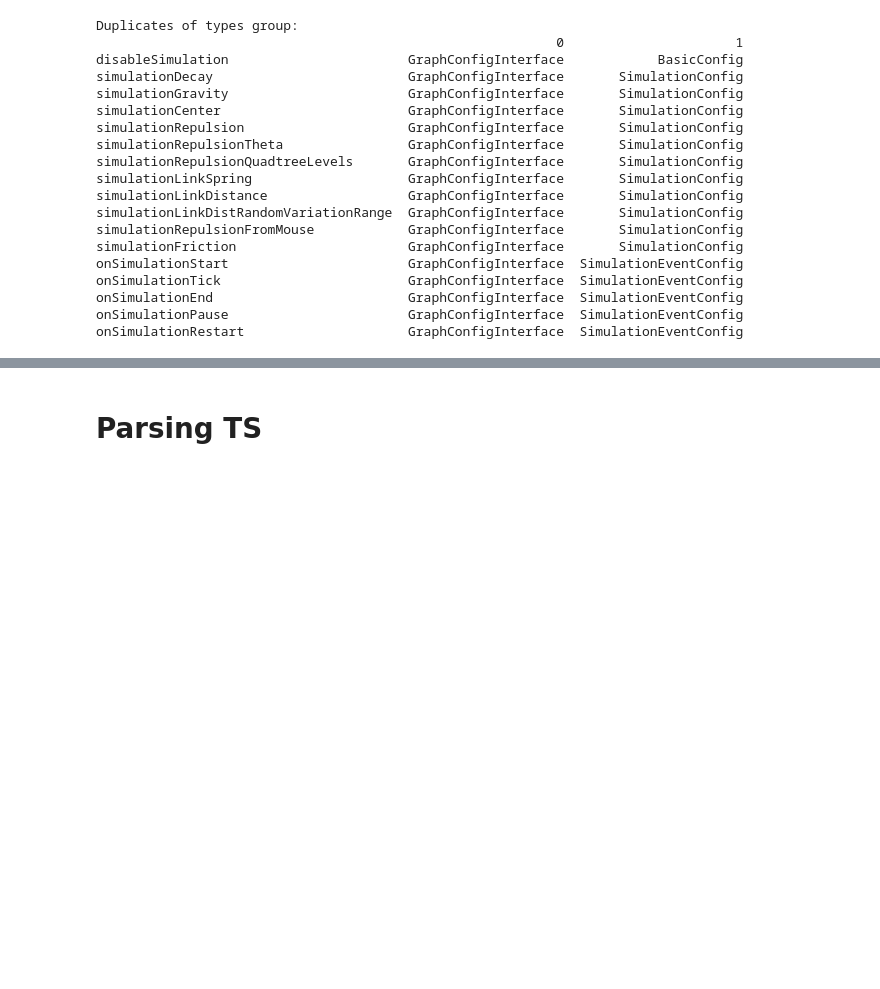
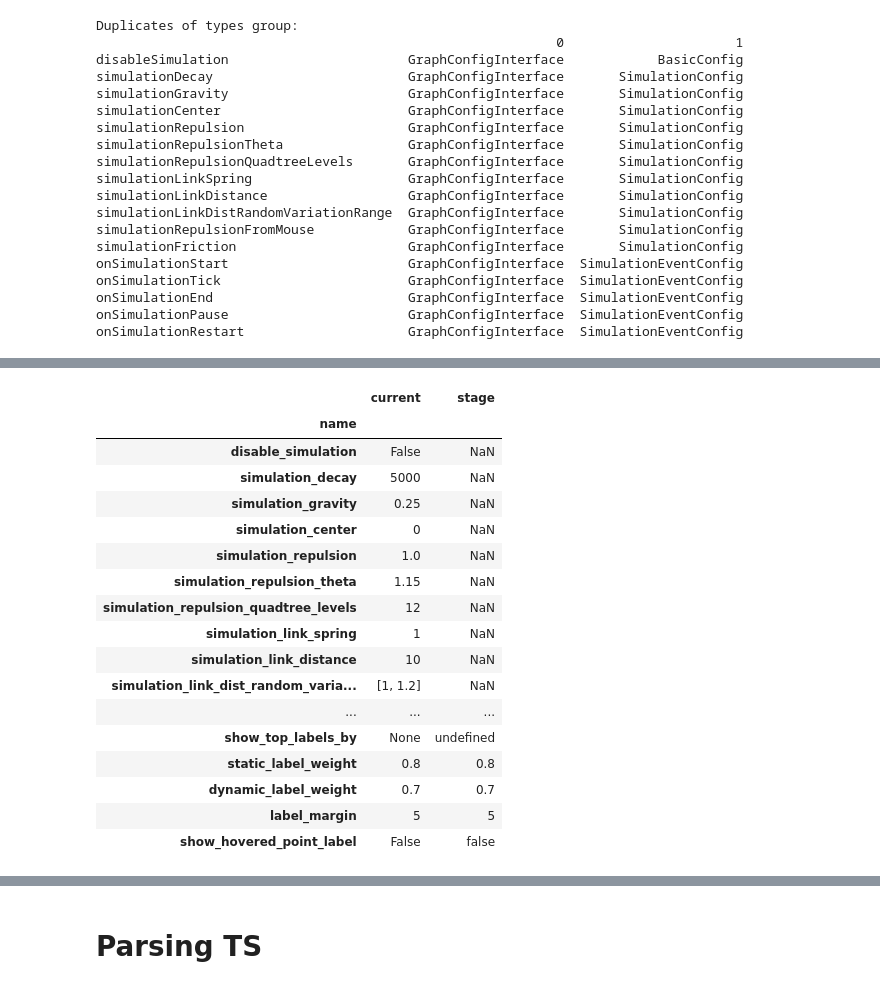
Before and after one commit to cosmograph-org/py_cosmograph, a Jupyter notebook: misc/defining_sot_for_config_properties.ipynb, the cells around one changed output, grey strips where cells are left out. Cells and saved outputs as stored; diff of their text form; code cells hidden in the pictures; blank space fills up the shorter version.

```diff
--- a/misc/defining_sot_for_config_properties.ipynb
+++ b/misc/defining_sot_for_config_properties.ipynb
@@ -156,0 +317,8 @@ inclusive_subdict(flat_keys_to_original, left_only)
+# %%
+from tabled import dataframe_diffs
+
+def rename_columns(df):
+    return df.rename(columns={'left': 'current', 'right': 'stage'})
+
+t = dataframe_diffs(current.matched_info_df, stage.matched_info_df)
+list(t['columns_value_diff'])
@@ -156,0 +334,21 @@ inclusive_subdict(flat_keys_to_original, left_only)
+# %%
+rename_columns(t['columns_value_diff']['ts_types_default'])
+# %% [output]
+|  | current | stage |
+| name |  |  |
+| disable_simulation | False | NaN |
+| simulation_decay | 5000 | NaN |
+| simulation_gravity | 0.25 | NaN |
+| simulation_center | 0 | NaN |
+| simulation_repulsion | 1.0 | NaN |
+| simulation_repulsion_theta | 1.15 | NaN |
+| simulation_repulsion_quadtree_levels | 12 | NaN |
+| simulation_link_spring | 1 | NaN |
+| simulation_link_distance | 10 | NaN |
+| simulation_link_dist_random_varia... | [1, 1.2] | NaN |
+| ... | ... | ... |
+| show_top_labels_by | None | undefined |
+| static_label_weight | 0.8 | 0.8 |
+| dynamic_label_weight | 0.7 | 0.7 |
+| label_margin | 5 | 5 |
+| show_hovered_point_label | False | false |
```
Also changed, not shown: parts of 42 cells of this notebook, 6 other files.
